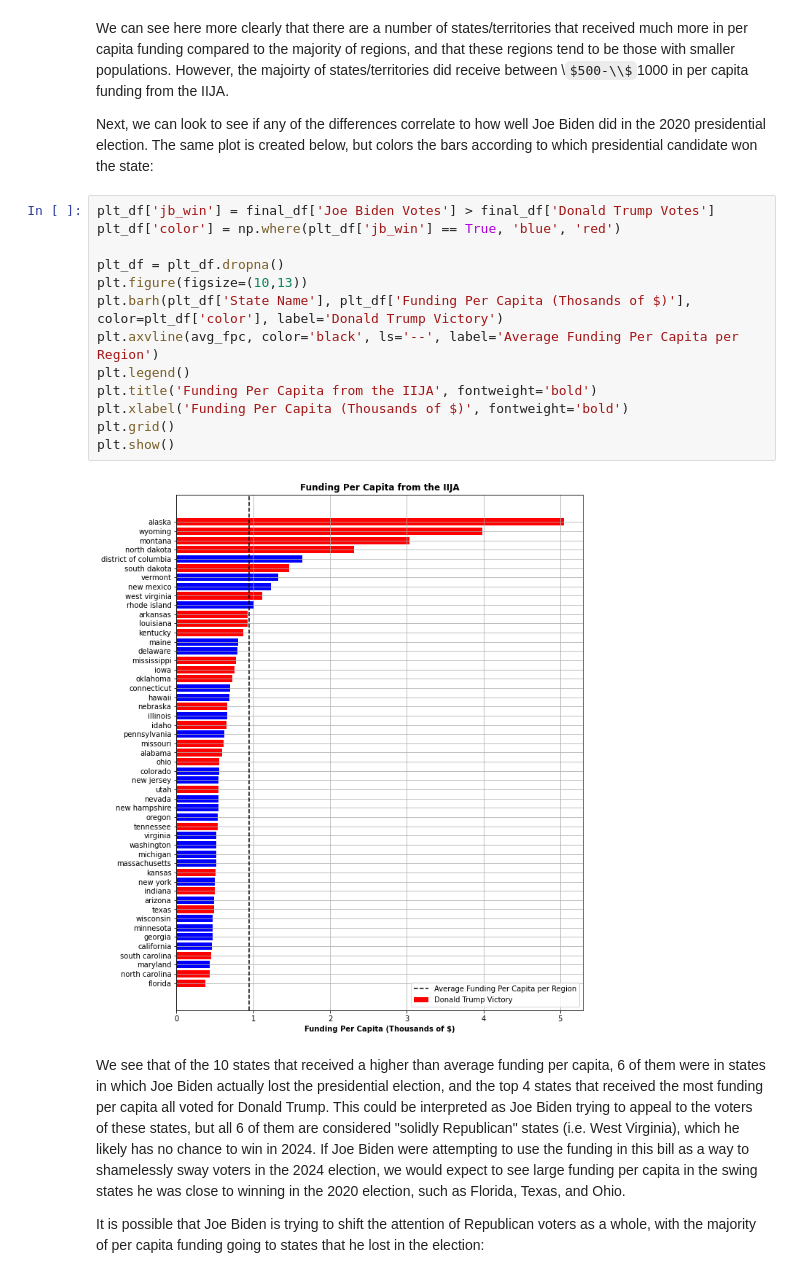
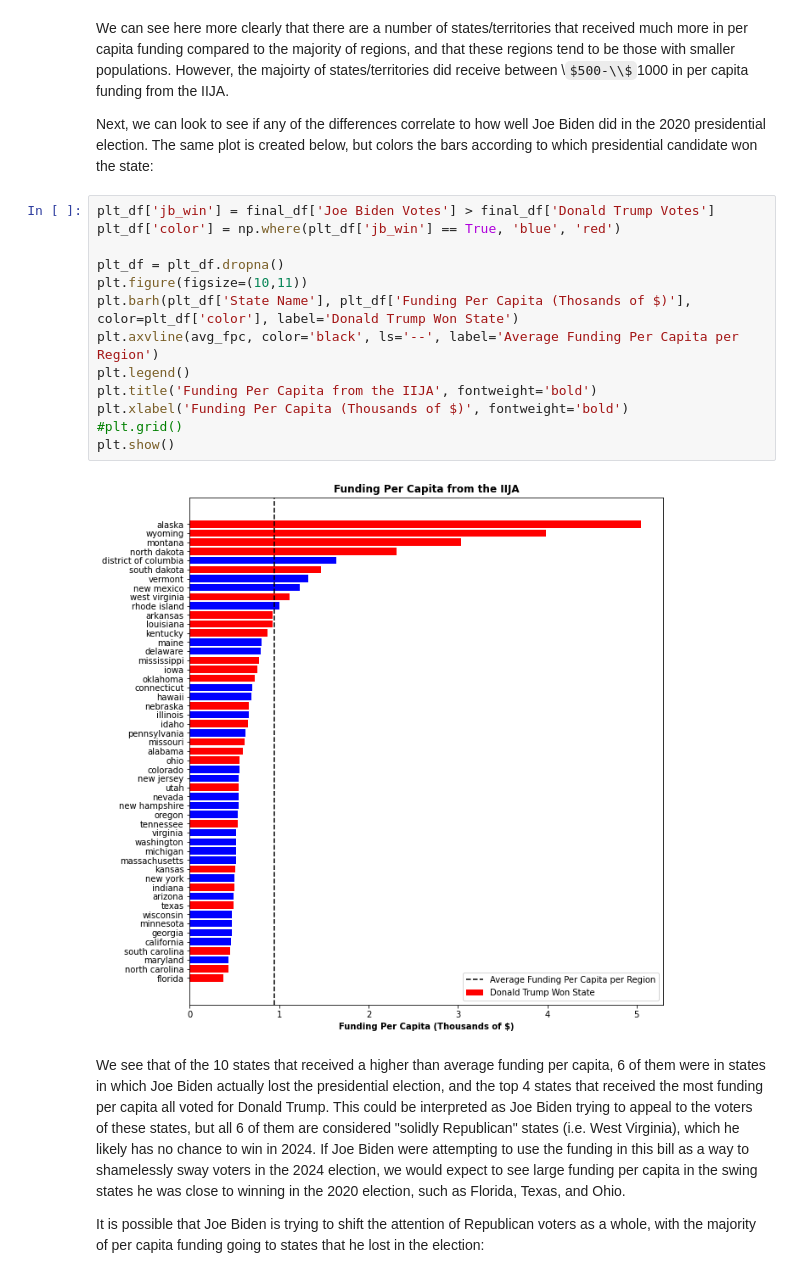
Before and after one commit to williamzjasmine/CUNY_SPS_DS, a Jupyter notebook: DATA_608/major_assignments/story1/Infrastructure_Funding.ipynb, the cells around one changed output. Cells and saved outputs as stored; diff of their text form; some formulas as TeX source.

```diff
--- a/DATA_608/major_assignments/story1/Infrastructure_Funding.ipynb
+++ b/DATA_608/major_assignments/story1/Infrastructure_Funding.ipynb
@@ -268,18 +268,18 @@ Next, we can look to see if any of the differences correlate to how well Joe Bid
 # %%
 plt_df['jb_win'] = final_df['Joe Biden Votes'] > final_df['Donald Trump Votes']
 plt_df['color'] = np.where(plt_df['jb_win'] == True, 'blue', 'red')
 
 plt_df = plt_df.dropna()
-plt.figure(figsize=(10,13))
-plt.barh(plt_df['State Name'], plt_df['Funding Per Capita (Thosands of $)'], color=plt_df['color'], label='Donald Trump Victory')
+plt.figure(figsize=(10,11))
+plt.barh(plt_df['State Name'], plt_df['Funding Per Capita (Thosands of $)'], color=plt_df['color'], label='Donald Trump Won State')
 plt.axvline(avg_fpc, color='black', ls='--', label='Average Funding Per Capita per Region')
 plt.legend()
 plt.title('Funding Per Capita from the IIJA', fontweight='bold')
 plt.xlabel('Funding Per Capita (Thousands of $)', fontweight='bold')
-plt.grid()
+#plt.grid()
 plt.show()
 # %% [output]
-[figure, old version]
+[figure, new version]
 # %% [markdown]
 We see that of the 10 states that received a higher than average funding per capita, 6 of them were in states in which Joe Biden actually lost the presidential election, and the top 4 states that received the most funding per capita all voted for Donald Trump. This could be interpreted as Joe Biden trying to appeal to the voters of these states, but all 6 of them are considered "solidly Republican" states (i.e. West Virginia), which he likely has no chance to win in 2024. If Joe Biden were attempting to use the funding in this bill as a way to shamelessly sway voters in the 2024 election, we would expect to see large funding per capita in the swing states he was close to winning in the 2020 election, such as Florida, Texas, and Ohio.
 
```
Also changed, not shown: 28 other files.
